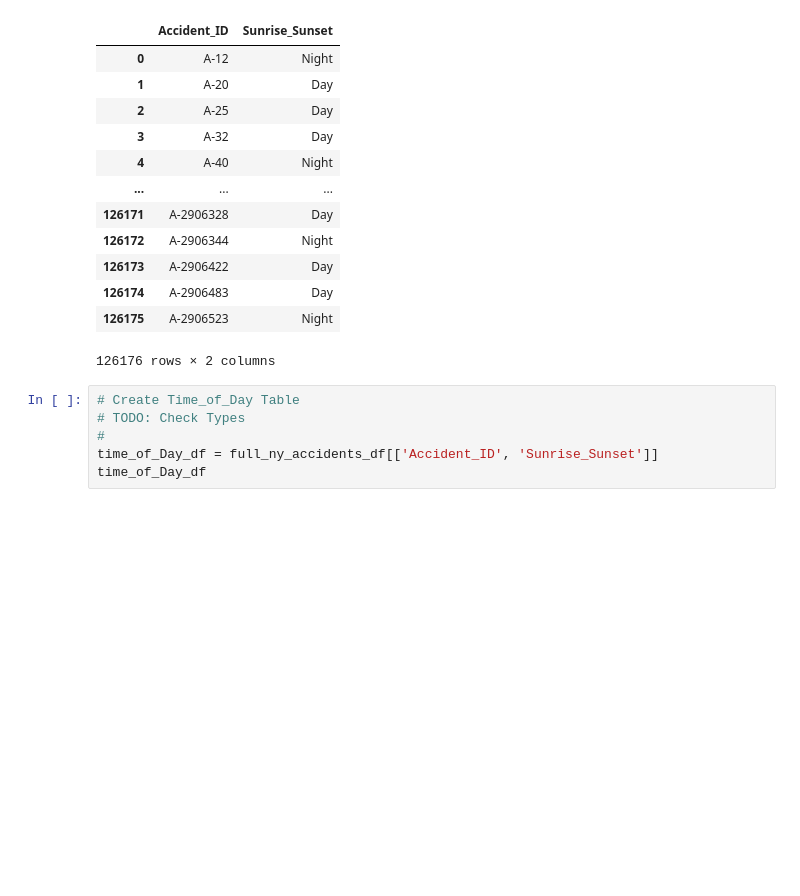
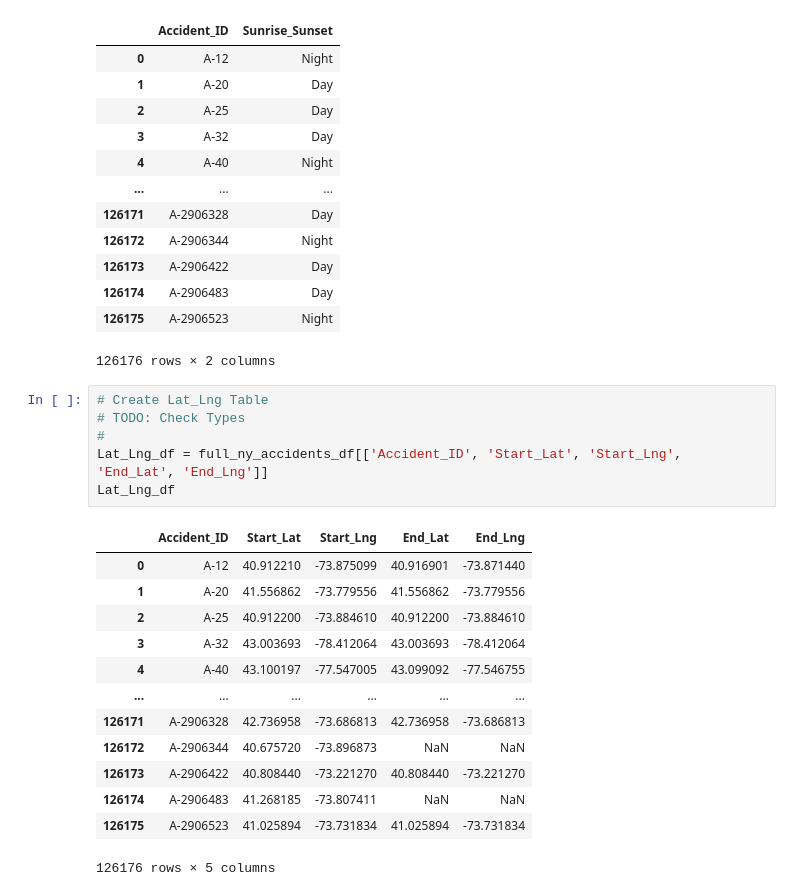
Before and after one commit to sdinespierce/etl_project, a Jupyter notebook: scripts/create_accidents_csvs.ipynb, the cells around one changed output. Drawn from its saved outputs; the diff is of its cells as text; blank space fills up the shorter version.

```diff
--- a/scripts/create_accidents_csvs.ipynb
+++ b/scripts/create_accidents_csvs.ipynb
@@ -86,8 +86,22 @@ See the caveats in the documentation: https://pandas.pydata.org/pandas-docs/stab
 | 126175 | A-2906523 | Night |
 126176 rows × 2 columns
 # %%
-# Create Time_of_Day Table
+# Create Lat_Lng Table
 # TODO: Check Types
 #
-time_of_Day_df = full_ny_accidents_df[['Accident_ID', 'Sunrise_Sunset']]
-time_of_Day_df
+Lat_Lng_df = full_ny_accidents_df[['Accident_ID', 'Start_Lat', 'Start_Lng', 'End_Lat', 'End_Lng']]
+Lat_Lng_df
+# %% [output]
+|  | Accident_ID | Start_Lat | Start_Lng | End_Lat | End_Lng |
+| 0 | A-12 | 40.912210 | -73.875099 | 40.916901 | -73.871440 |
+| 1 | A-20 | 41.556862 | -73.779556 | 41.556862 | -73.779556 |
+| 2 | A-25 | 40.912200 | -73.884610 | 40.912200 | -73.884610 |
+| 3 | A-32 | 43.003693 | -78.412064 | 43.003693 | -78.412064 |
+| 4 | A-40 | 43.100197 | -77.547005 | 43.099092 | -77.546755 |
+| ... | ... | ... | ... | ... | ... |
+| 126171 | A-2906328 | 42.736958 | -73.686813 | 42.736958 | -73.686813 |
+| 126172 | A-2906344 | 40.675720 | -73.896873 | NaN | NaN |
+| 126173 | A-2906422 | 40.808440 | -73.221270 | 40.808440 | -73.221270 |
+| 126174 | A-2906483 | 41.268185 | -73.807411 | NaN | NaN |
+| 126175 | A-2906523 | 41.025894 | -73.731834 | 41.025894 | -73.731834 |
+126176 rows × 5 columns
```
Also changed, not shown: parts of 2 cells of this notebook.
